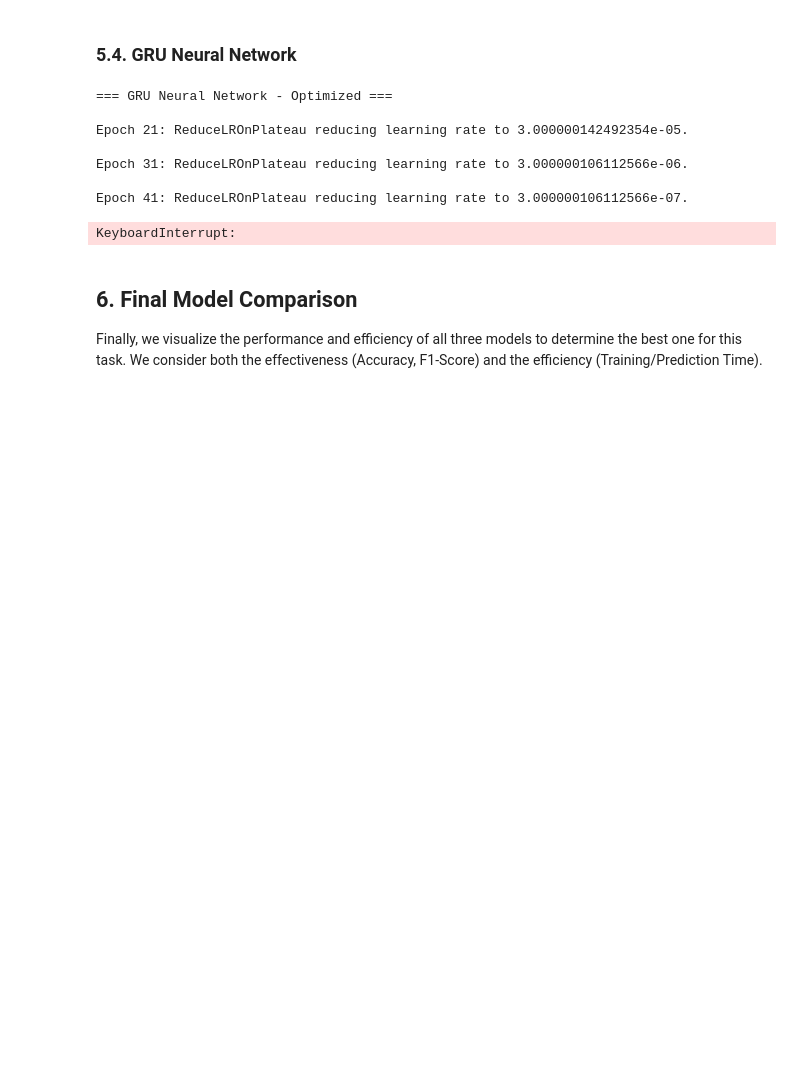
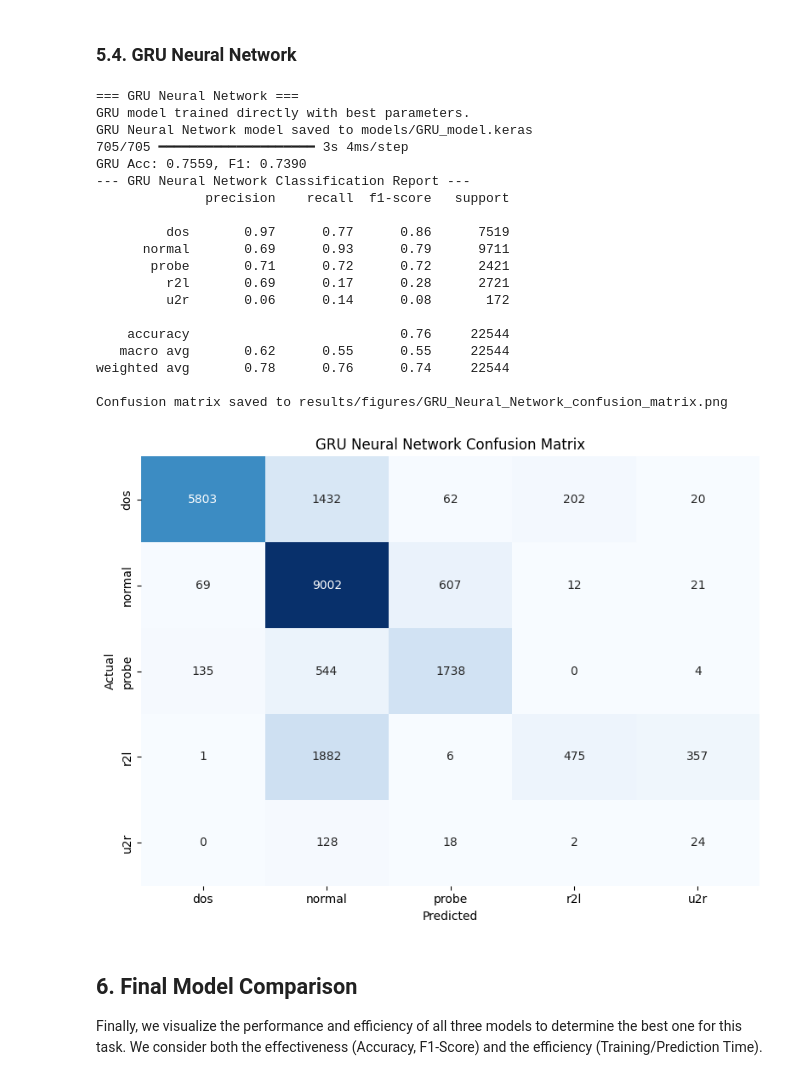
Before and after one commit to Javad-Ak/network-intrusion-detection, a Jupyter notebook: NIDS.ipynb, the cells around one changed output. Cells and saved outputs as stored; diff of their text form; code cells hidden in the pictures; blank space fills up the shorter version.

```diff
--- a/NIDS.ipynb
+++ b/NIDS.ipynb
@@ -617,39 +619,51 @@ start = time.time()
 history_gru = best_gru.fit(
     X_train_reshaped, y_train_onehot,
     validation_data=(X_val_reshaped, y_val_onehot),
     class_weight=class_weights_dict,
     callbacks=[early_stopping, reduce_lr],
-    batch_size=512,
+    batch_size=256,
     epochs=100,
     verbose=0
 )
 train_gru_time = time.time() - start
 print("GRU model trained directly with best parameters.")
 
 # Save the trained GRU model
 best_gru.save('models/GRU_model.keras')
 print("GRU Neural Network model saved to models/GRU_model.keras")
 
 # Predictions and evaluation using SCALED test data
 start = time.time()
 gru_pred = best_gru.predict(X_test_reshaped)
 gru_pred_classes = np.argmax(gru_pred, axis=1)
 pred_gru_time = time.time() - start
 
 acc_gru = accuracy_score(y_test, gru_pred_classes)
 f1_gru = f1_score(y_test, gru_pred_classes, average='weighted')
 print(f"GRU Acc: {acc_gru:.4f}, F1: {f1_gru:.4f}")
 detailed_report(y_test, gru_pred_classes, le, 'GRU Neural Network')
 results.append(('GRU Neural Network', acc_gru, f1_gru, train_gru_time, pred_gru_time))
 # %% [output]
-=== GRU Neural Network - Optimized ===
+=== GRU Neural Network ===
+GRU model trained directly with best parameters.
+GRU Neural Network model saved to models/GRU_model.keras
+705/705 ━━━━━━━━━━━━━━━━━━━━ 3s 4ms/step
+GRU Acc: 0.7559, F1: 0.7390
+--- GRU Neural Network Classification Report ---
+              precision    recall  f1-score   support
 
-Epoch 21: ReduceLROnPlateau reducing learning rate to 3.000000142492354e-05.
+         dos       0.97      0.77      0.86      7519
+      normal       0.69      0.93      0.79      9711
+       probe       0.71      0.72      0.72      2421
+         r2l       0.69      0.17      0.28      2721
+         u2r       0.06      0.14      0.08       172
 
-Epoch 31: ReduceLROnPlateau reducing learning rate to 3.000000106112566e-06.
+    accuracy                           0.76     22544
+   macro avg       0.62      0.55      0.55     22544
+weighted avg       0.78      0.76      0.74     22544
 
-Epoch 41: ReduceLROnPlateau reducing learning rate to 3.000000106112566e-07.
+Confusion matrix saved to results/figures/GRU_Neural_Network_confusion_matrix.png
-KeyboardInterrupt:
+[figure, added]
 # %% [markdown]
 ## 6. Final Model Comparison
 
```
Also changed, not shown: parts of 6 cells of this notebook.
